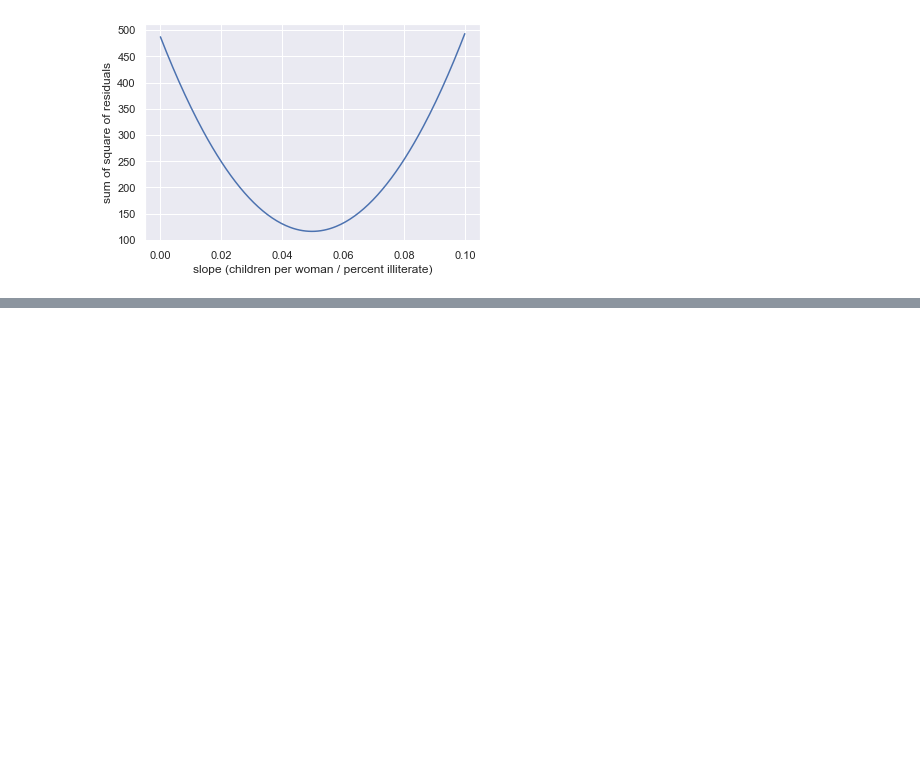
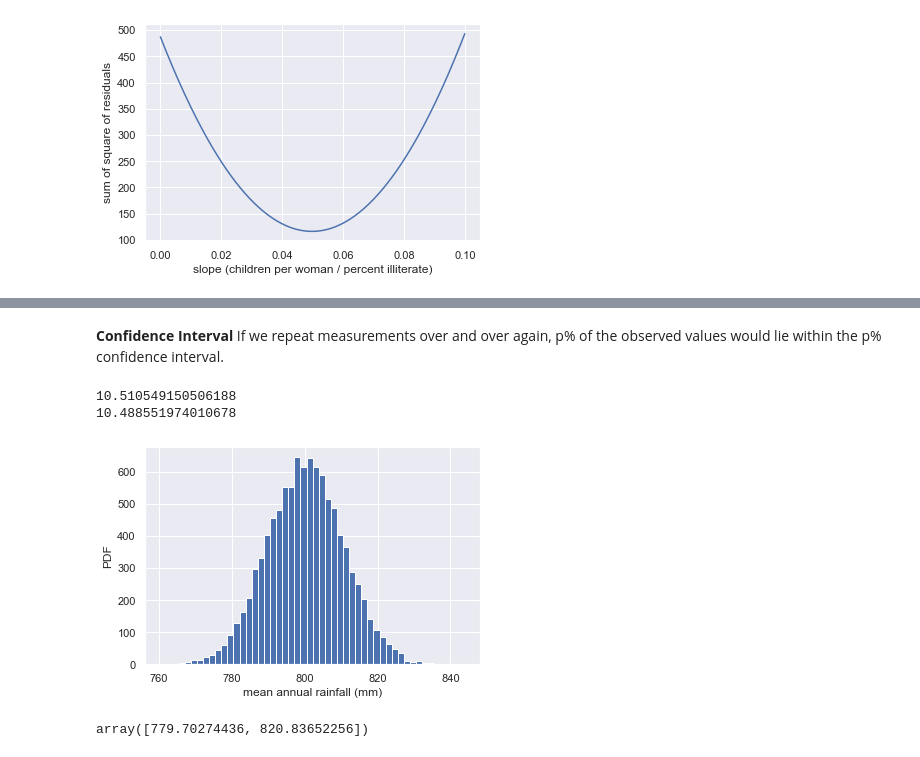
Before and after one commit to dissagaliyeva/machine_learning, a Jupyter notebook: statistics/part2.ipynb, the cells around one changed output, grey strips where cells are left out. Saved outputs shown, nothing was run; the diff lists cells and outputs as text; code cells hidden in the pictures; blank space fills up the shorter version.

```diff
--- a/statistics/part2.ipynb
+++ b/statistics/part2.ipynb
@@ -229,0 +330,31 @@ plt.show()
+# %% [markdown]
+**Confidence Interval**
+If we repeat measurements over and over again, p% of the observed values would lie within the p% confidence interval.
+# %%
+# Take 10,000 bootstrap replicates of the mean: bs_replicates
+bs_replicates = draw_bs_reps(rainfall, np.mean, 10000)
+
+# Compute and print standard error of the mean
+sem =  np.std(rainfall)/ np.sqrt(len(rainfall))
+print(sem)
+
+# Compute and print standard deviation of bootstrap replicates
+bs_std = np.std(bs_replicates)
+print(bs_std)
+
+# Make a histogram of the results
+_ = plt.hist(bs_replicates, bins=50)
+_ = plt.xlabel('mean annual rainfall (mm)')
+_ = plt.ylabel('PDF')
+
+# Show the plot
+plt.show()
+# %% [output]
+10.510549150506188
+10.488551974010678
+[figure, added]
+# %%
+# 95th confidence:
+np.percentile(bs_replicates, [2.5, 97.5])
+# %% [output]
+array([779.70274436, 820.83652256])
```
Also changed, not shown: parts of 9 cells of this notebook.
